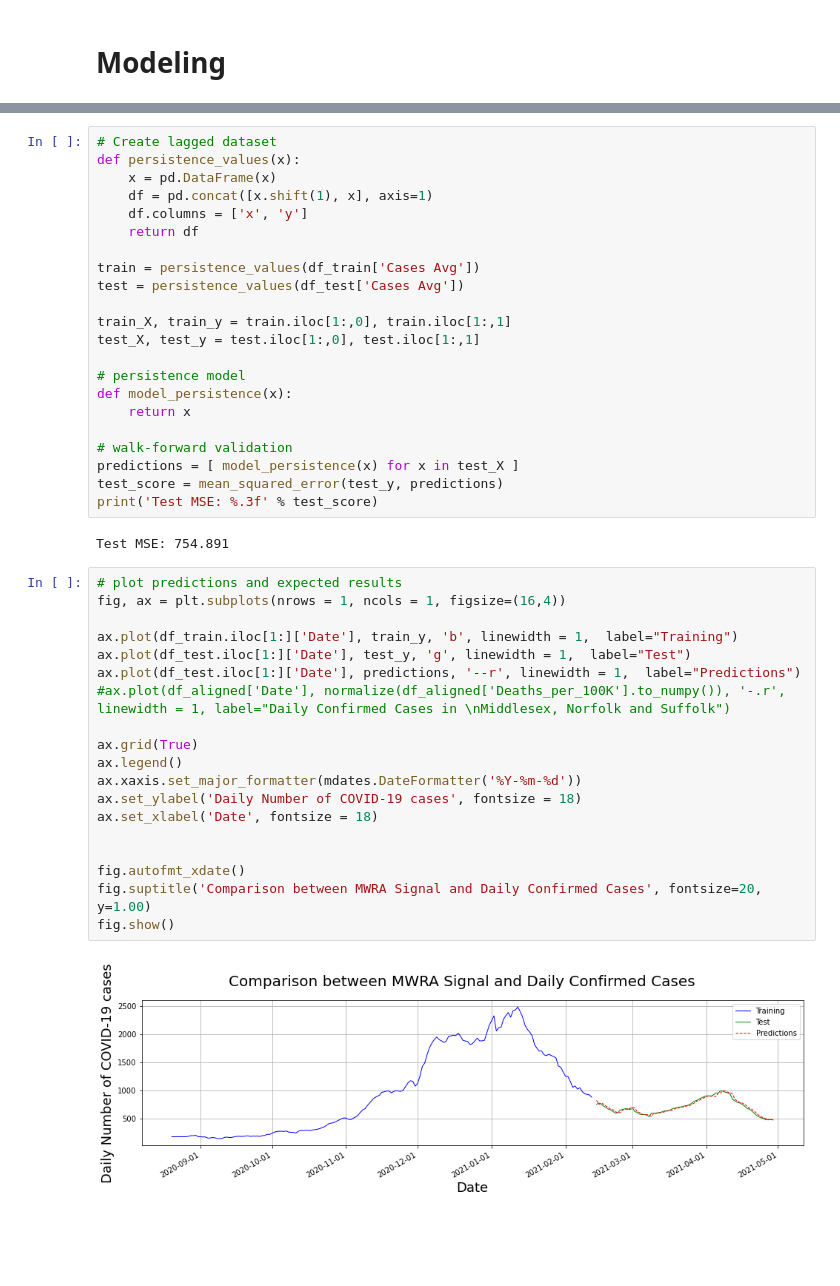
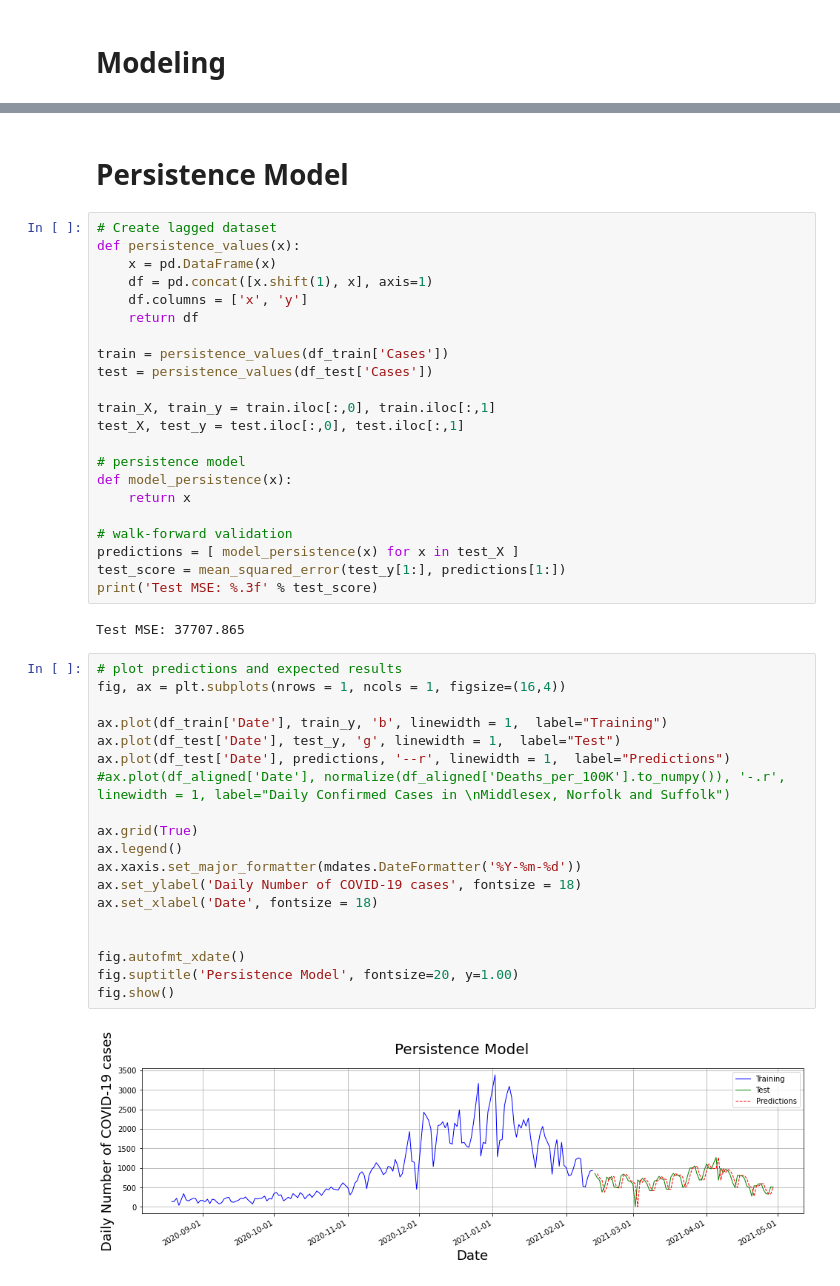
Before and after one commit to bhatiavr/cs109b-final-project-111, a Jupyter notebook: src/cs109b-wastewater-covid-forecasting.ipynb, the cells around one changed output, grey strips where cells are left out. Drawn from its saved outputs; the diff is of its cells as text; blank space fills up the shorter version.

```diff
--- a/src/cs109b-wastewater-covid-forecasting.ipynb
+++ b/src/cs109b-wastewater-covid-forecasting.ipynb
@@ -461,3 +467,5 @@ print('Test Size: {}'.format(len(df_test)))
+# %% [markdown]
+# Persistence Model
 # %%
 # Create lagged dataset
 def persistence_values(x):
@@ -466,11 +474,11 @@ def persistence_values(x):
     df.columns = ['x', 'y']
     return df
 
-train = persistence_values(df_train['Cases Avg'])
-test = persistence_values(df_test['Cases Avg'])
+train = persistence_values(df_train['Cases'])
+test = persistence_values(df_test['Cases'])
 
-train_X, train_y = train.iloc[1:,0], train.iloc[1:,1]
-test_X, test_y = test.iloc[1:,0], test.iloc[1:,1]
+train_X, train_y = train.iloc[:,0], train.iloc[:,1]
+test_X, test_y = test.iloc[:,0], test.iloc[:,1]
 
 # persistence model
 def model_persistence(x):
@@ -478,28 +486,28 @@ def model_persistence(x):
 
 # walk-forward validation
 predictions = [ model_persistence(x) for x in test_X ]
-test_score = mean_squared_error(test_y, predictions)
+test_score = mean_squared_error(test_y[1:], predictions[1:])
 print('Test MSE: %.3f' % test_score)
 # %% [output]
-Test MSE: 754.891
+Test MSE: 37707.865
 # %%
 # plot predictions and expected results
 fig, ax = plt.subplots(nrows = 1, ncols = 1, figsize=(16,4))
 
-ax.plot(df_train.iloc[1:]['Date'], train_y, 'b', linewidth = 1,  label="Training")
-ax.plot(df_test.iloc[1:]['Date'], test_y, 'g', linewidth = 1,  label="Test")
-ax.plot(df_test.iloc[1:]['Date'], predictions, '--r', linewidth = 1,  label="Predictions")
+ax.plot(df_train['Date'], train_y, 'b', linewidth = 1,  label="Training")
+ax.plot(df_test['Date'], test_y, 'g', linewidth = 1,  label="Test")
+ax.plot(df_test['Date'], predictions, '--r', linewidth = 1,  label="Predictions")
 #ax.plot(df_aligned['Date'], normalize(df_aligned['Deaths_per_100K'].to_numpy()), '-.r', linewidth = 1, label="Daily Confirmed Cases in \nMiddlesex, Norfolk and Suffolk")
 
 ax.grid(True)
 ax.legend()
 ax.xaxis.set_major_formatter(mdates.DateFormatter('%Y-%m-%d'))
 ax.set_ylabel('Daily Number of COVID-19 cases', fontsize = 18)
 ax.set_xlabel('Date', fontsize = 18)
 
 
 fig.autofmt_xdate()
-fig.suptitle('Comparison between MWRA Signal and Daily Confirmed Cases', fontsize=20, y=1.00)
+fig.suptitle('Persistence Model', fontsize=20, y=1.00)
 fig.show()
 # %% [output]
-[figure, old version]
+[figure, new version]
```
Also changed, not shown: parts of 9 cells of this notebook.
